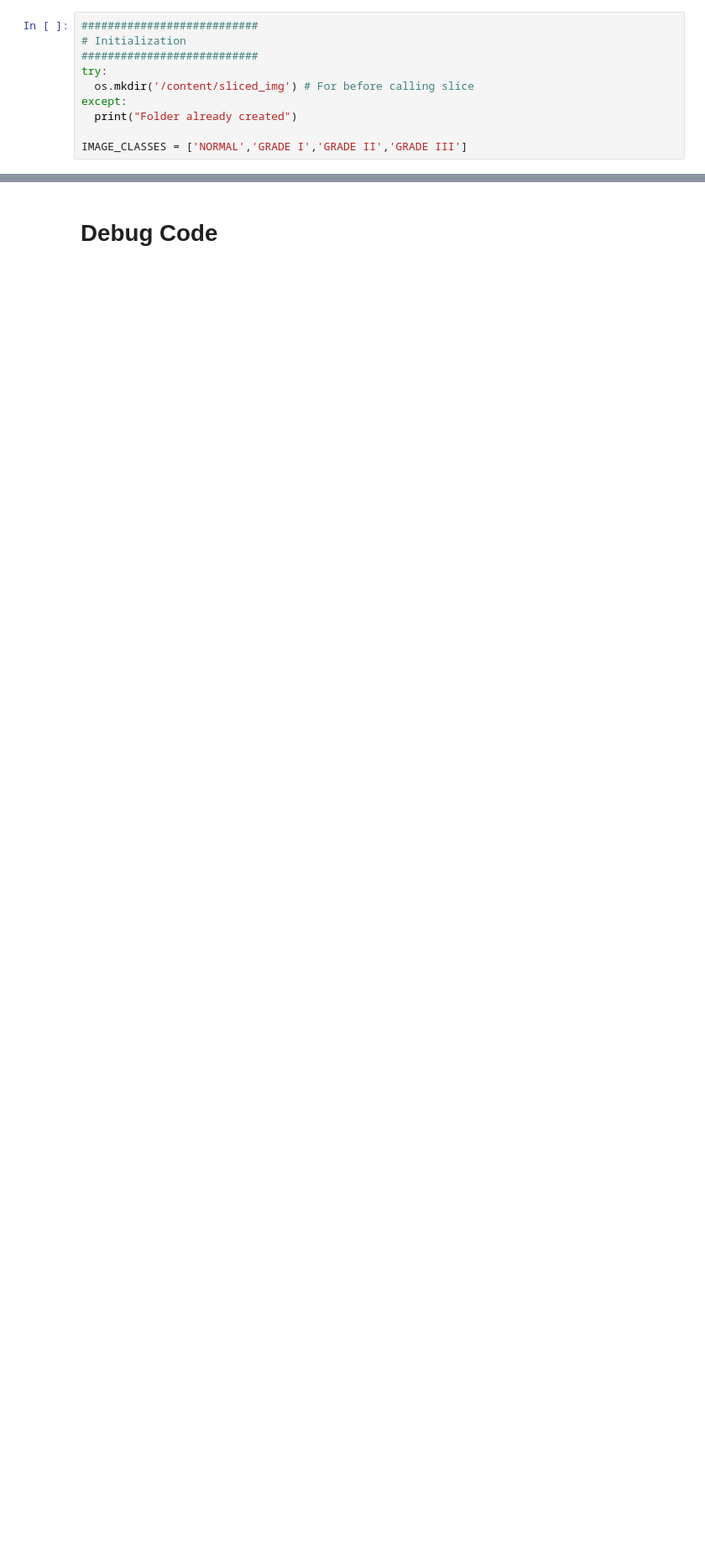
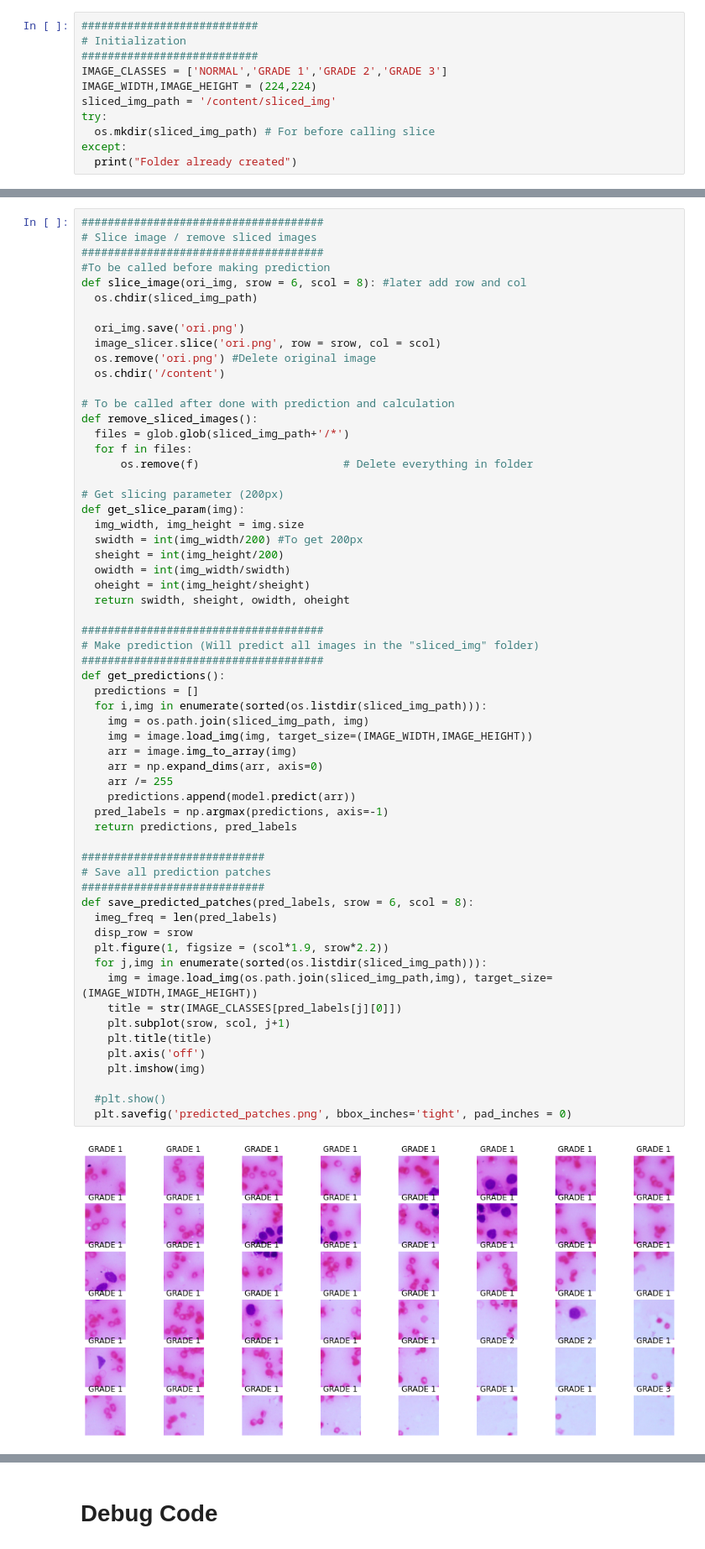
Before and after one commit to mnmahir/FYProject-PCGIPI, a Jupyter notebook: System_web_app_(backend).ipynb, the cells around one changed output, grey strips where cells are left out. Shown: that part at 84% size. Saved outputs shown, nothing was run; the diff lists cells and outputs as text; blank space fills up the shorter version.

```diff
--- a/System_web_app_(backend).ipynb
+++ b/System_web_app_(backend).ipynb
@@ -39,9 +49,10 @@ Mounted at /content/gdrive
 ###########################
 # Initialization
 ###########################
+IMAGE_CLASSES = ['NORMAL','GRADE 1','GRADE 2','GRADE 3']
+IMAGE_WIDTH,IMAGE_HEIGHT = (224,224)
+sliced_img_path = '/content/sliced_img'
 try:
-  os.mkdir('/content/sliced_img') # For before calling slice
+  os.mkdir(sliced_img_path) # For before calling slice
 except:
   print("Folder already created")
-
-IMAGE_CLASSES = ['NORMAL','GRADE I','GRADE II','GRADE III']
@@ -75,3 +59,65 @@ def remove_sliced_images():
+# %%
+#####################################
+# Slice image / remove sliced images
+#####################################
+#To be called before making prediction
+def slice_image(ori_img, srow = 6, scol = 8): #later add row and col
+  os.chdir(sliced_img_path)
+
+  ori_img.save('ori.png')
+  image_slicer.slice('ori.png', row = srow, col = scol)
+  os.remove('ori.png') #Delete original image
+  os.chdir('/content')
+
+# To be called after done with prediction and calculation
+def remove_sliced_images():
+  files = glob.glob(sliced_img_path+'/*')
+  for f in files:
+      os.remove(f)                      # Delete everything in folder
+
+# Get slicing parameter (200px)
+def get_slice_param(img):
+  img_width, img_height = img.size
+  swidth = int(img_width/200) #To get 200px
+  sheight = int(img_height/200)
+  owidth = int(img_width/swidth)
+  oheight = int(img_height/sheight)
+  return swidth, sheight, owidth, oheight
+
+#####################################
+# Make prediction (Will predict all images in the "sliced_img" folder)
+#####################################
+def get_predictions():
+  predictions = []
+  for i,img in enumerate(sorted(os.listdir(sliced_img_path))):
+    img = os.path.join(sliced_img_path, img)
+    img = image.load_img(img, target_size=(IMAGE_WIDTH,IMAGE_HEIGHT))
+    arr = image.img_to_array(img)
+    arr = np.expand_dims(arr, axis=0)
+    arr /= 255
+    predictions.append(model.predict(arr))
+  pred_labels = np.argmax(predictions, axis=-1)
+  return predictions, pred_labels
+
+############################
+# Save all prediction patches
+############################
+def save_predicted_patches(pred_labels, srow = 6, scol = 8):
+  imeg_freq = len(pred_labels)
+  disp_row = srow
+  plt.figure(1, figsize = (scol*1.9, srow*2.2))
+  for j,img in enumerate(sorted(os.listdir(sliced_img_path))):
+    img = image.load_img(os.path.join(sliced_img_path,img), target_size=(IMAGE_WIDTH,IMAGE_HEIGHT))
+    title = str(IMAGE_CLASSES[pred_labels[j][0]])
+    plt.subplot(srow, scol, j+1)
+    plt.title(title)
+    plt.axis('off')
+    plt.imshow(img)
+
+  #plt.show()
+  plt.savefig('predicted_patches.png', bbox_inches='tight', pad_inches = 0)
+# %% [output]
+[figure, added]
 # %%
 anvil.server.connect("L3PK5MYQVJ4ZK5FTWKPZYKUD-FBM5VHPXV3N7HNS4")
 @anvil.server.callable
```
Also changed, not shown: parts of 9 cells of this notebook.
